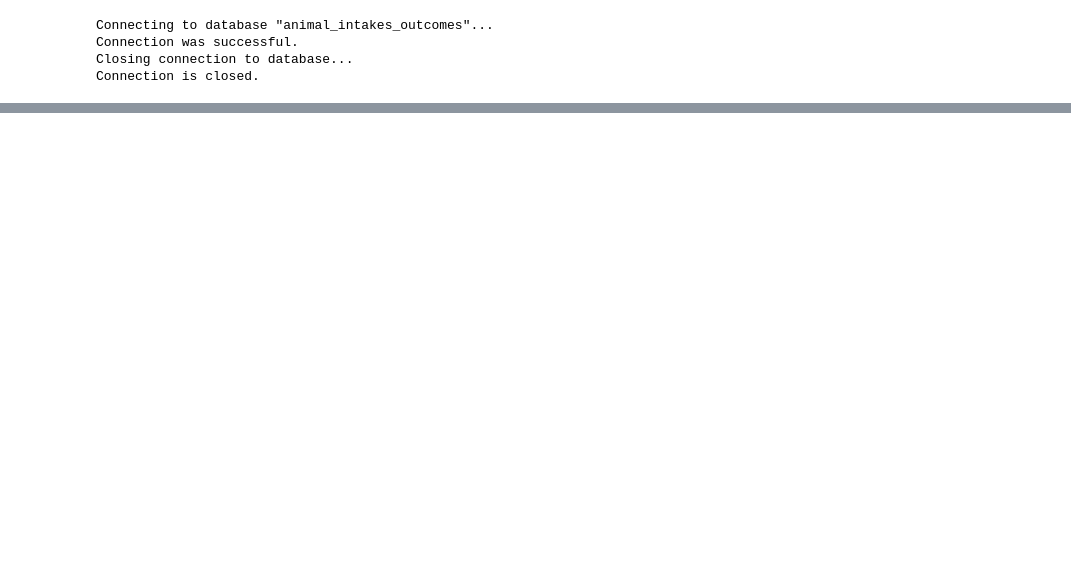
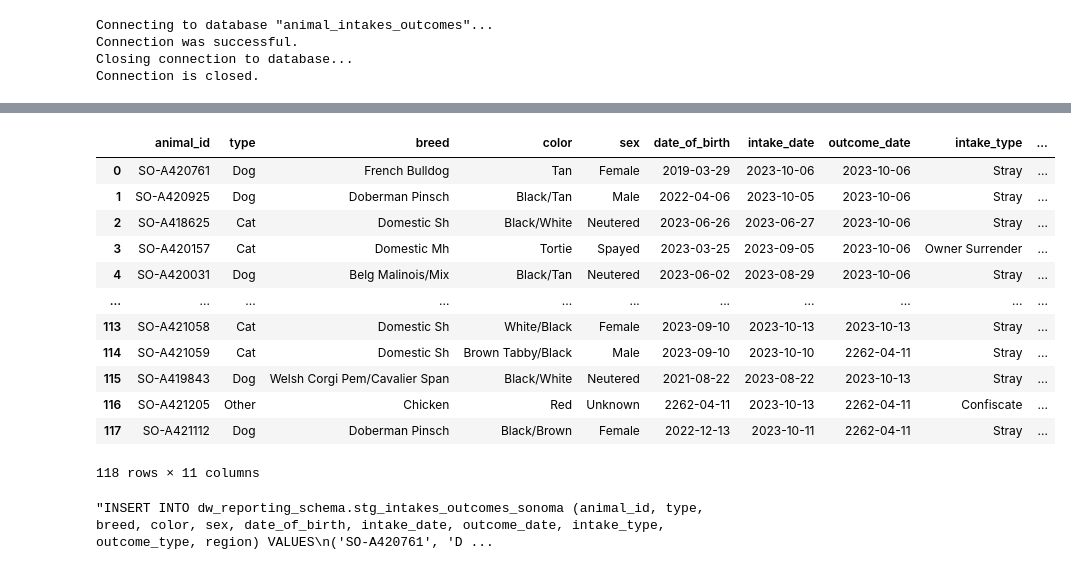
Before and after one commit to ola-smaha/Animal_Intakes_and_Outcomes_Analysis, a Jupyter notebook: testing.ipynb, the cells around one changed output, grey strips where cells are left out. Cells and saved outputs as stored; diff of their text form; code cells hidden in the pictures; blank space fills up the shorter version.

```diff
--- a/testing.ipynb
+++ b/testing.ipynb
@@ -85,0 +137,3 @@ dict_keys(['Per_Capita_Sonoma_Income', 'Per_Capita_Austin_Income', 'Per_Capita_N
+# %%
+source_dfs_dict = readData(etl_date = '2023-10-05', limit=10000000)
+stg_dfs_dict = clean_all_data(source_dfs_dict)
@@ -85,0 +155,3 @@ dict_keys(['Per_Capita_Sonoma_Income', 'Per_Capita_Austin_Income', 'Per_Capita_N
+# %%
+sonoma = source_dfs_dict['shelter_sonoma'].copy()
+sonoma_cleaned = stg_dfs_dict['intakes_outcomes_sonoma'].copy()
@@ -85,0 +179,22 @@ dict_keys(['Per_Capita_Sonoma_Income', 'Per_Capita_Austin_Income', 'Per_Capita_N
+# %%
+columns = ['date_of_birth','intake_date','outcome_date']
+sonoma_cleaned[columns] = sonoma_cleaned[columns].fillna('2262-04-11').astype('datetime64[ns]')
+# sonoma_cleaned['date_of_birth'] = sonoma_cleaned['date_of_birth'].fillna('2262-04-11').astype('datetime64[ns]')
+# sonoma_cleaned['intake_date'] = sonoma_cleaned['intake_date'].fillna('2262-04-11').astype('datetime64[ns]')
+# sonoma_cleaned['outcome_date'] = sonoma_cleaned['outcome_date'].fillna('2262-04-11').astype('datetime64[ns]')
+# %%
+sonoma_cleaned
+# %% [output]
+|  | animal_id | type | breed | color | sex | date_of_birth | intake_date | outcome_date | intake_type | ... |
+| 0 | SO-A420761 | Dog | French Bulldog | Tan | Female | 2019-03-29 | 2023-10-06 | 2023-10-06 | Stray | ... |
+| 1 | SO-A420925 | Dog | Doberman Pinsch | Black/Tan | Male | 2022-04-06 | 2023-10-05 | 2023-10-06 | Stray | ... |
+| 2 | SO-A418625 | Cat | Domestic Sh | Black/White | Neutered | 2023-06-26 | 2023-06-27 | 2023-10-06 | Stray | ... |
+| 3 | SO-A420157 | Cat | Domestic Mh | Tortie | Spayed | 2023-03-25 | 2023-09-05 | 2023-10-06 | Owner Surrender | ... |
+| 4 | SO-A420031 | Dog | Belg Malinois/Mix | Black/Tan | Neutered | 2023-06-02 | 2023-08-29 | 2023-10-06 | Stray | ... |
+| ... | ... | ... | ... | ... | ... | ... | ... | ... | ... | ... |
+| 113 | SO-A421058 | Cat | Domestic Sh | White/Black | Female | 2023-09-10 | 2023-10-13 | 2023-10-13 | Stray | ... |
+| 114 | SO-A421059 | Cat | Domestic Sh | Brown Tabby/Black | Male | 2023-09-10 | 2023-10-10 | 2262-04-11 | Stray | ... |
+| 115 | SO-A419843 | Dog | Welsh Corgi Pem/Cavalier Span | Black/White | Neutered | 2021-08-22 | 2023-08-22 | 2023-10-13 | Stray | ... |
+| 116 | SO-A421205 | Other | Chicken | Red | Unknown | 2262-04-11 | 2023-10-13 | 2262-04-11 | Confiscate | ... |
+| 117 | SO-A421112 | Dog | Doberman Pinsch | Black/Brown | Female | 2022-12-13 | 2023-10-11 | 2262-04-11 | Stray | ... |
+118 rows × 11 columns
@@ -85,0 +204,4 @@ dict_keys(['Per_Capita_Sonoma_Income', 'Per_Capita_Austin_Income', 'Per_Capita_N
+# %%
+insert_stmt
+# %% [output]
+"INSERT INTO dw_reporting_schema.stg_intakes_outcomes_sonoma (animal_id, type, breed, color, sex, date_of_birth, intake_date, outcome_date, intake_type, outcome_type, region) VALUES\n('SO-A420761', 'D ...
```
Also changed, not shown: parts of 21 cells of this notebook, 4 other files.
